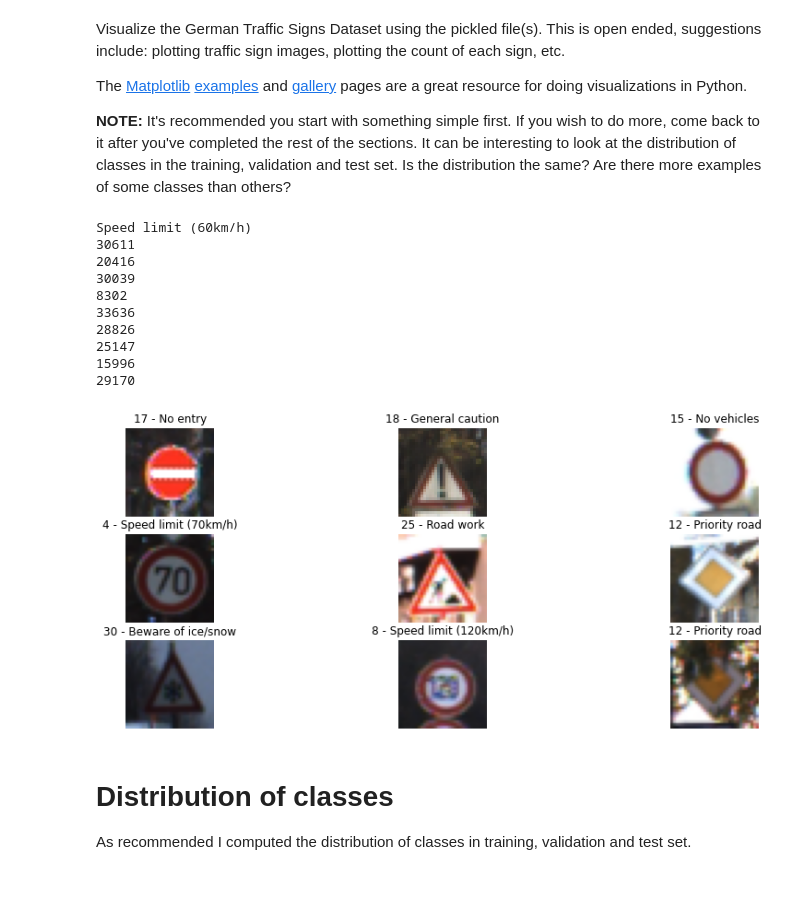
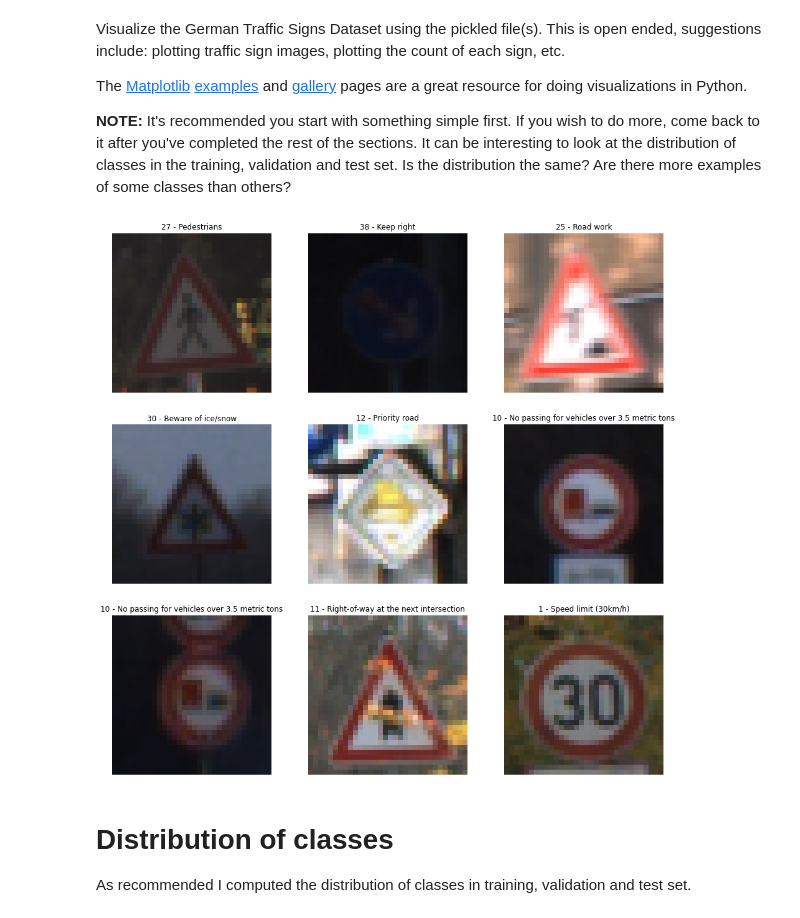
Before and after one commit to Dynaa/traffic-sign-classifier, a Jupyter notebook: Traffic_Sign_Classifier.ipynb, the cells around one changed output. Drawn from its saved outputs; the diff is of its cells as text; code cells hidden in the pictures; blank space fills up the shorter version.

```diff
--- a/Traffic_Sign_Classifier.ipynb
+++ b/Traffic_Sign_Classifier.ipynb
@@ -108,44 +105,38 @@ The [Matplotlib](http://matplotlib.org/) [examples](http://matplotlib.org/exampl
 # %%
 ### Data exploration visualization code goes here.
 ### Feel free to use as many code cells as needed.
 import random
 import numpy as np
 import matplotlib.pyplot as plt
 import pandas as pd
 # Visualizations will be shown in the notebook.
 %matplotlib inline
 
-# Define a figure of 3x3 images
-fig, axs = plt.subplots(3, 3, figsize=(15, 6), sharey=True)
-axs = axs.ravel()
 
-# Loading signnames.csv in order to have label for every classes
-data = pd.read_csv("signnames.csv")
-SIGN_NAMES=data.SignName.values         #store sign names value corresponding to id
-print(SIGN_NAMES[3])
 
-# Pick 9 images randomly in the train dataset
-# Define images title as index
-for i in range(9):
-    index = random.randint(0, len(X_train))
-    image = X_train[index]
-    print(index)
-    axs[i].axis('off')
-    axs[i].imshow(image)
-    class_type=SIGN_NAMES[y_train[index]]
-    axs[i].set_title(str(y_train[index])+' - '+str(class_type))
+def print_images_random(X_train):
+    # Define a figure of 3x3 images
+    fig, axs = plt.subplots(3, 3, figsize=(16, 16), sharey=True)
+    axs = axs.ravel()
+
+    # Loading signnames.csv in order to have label for every classes
+    data = pd.read_csv("signnames.csv")
+    SIGN_NAMES=data.SignName.values         #store sign names value corresponding to id
+
+    # Pick 9 images randomly in the train dataset
+    # Define images title as index and sign names value corresponding to ids
+    for i in range(9):
+        index = random.randint(0, len(X_train))
+        image = X_train[index]
+        axs[i].axis('off')
+        axs[i].imshow(image)
+        class_type=SIGN_NAMES[y_train[index]]
+        axs[i].set_title(str(y_train[index])+' - '+str(class_type))
+
+
+print_images_random(X_train)
 # %% [output]
-Speed limit (60km/h)
-30611
-20416
-30039
-8302
-33636
-28826
-25147
-15996
-29170
-[figure, old version]
+[figure, new version]
 # %% [markdown]
 # Distribution of classes
 As recommended I computed the distribution of classes in training, validation and test set.
```
Also changed, not shown: parts of 17 cells of this notebook.
